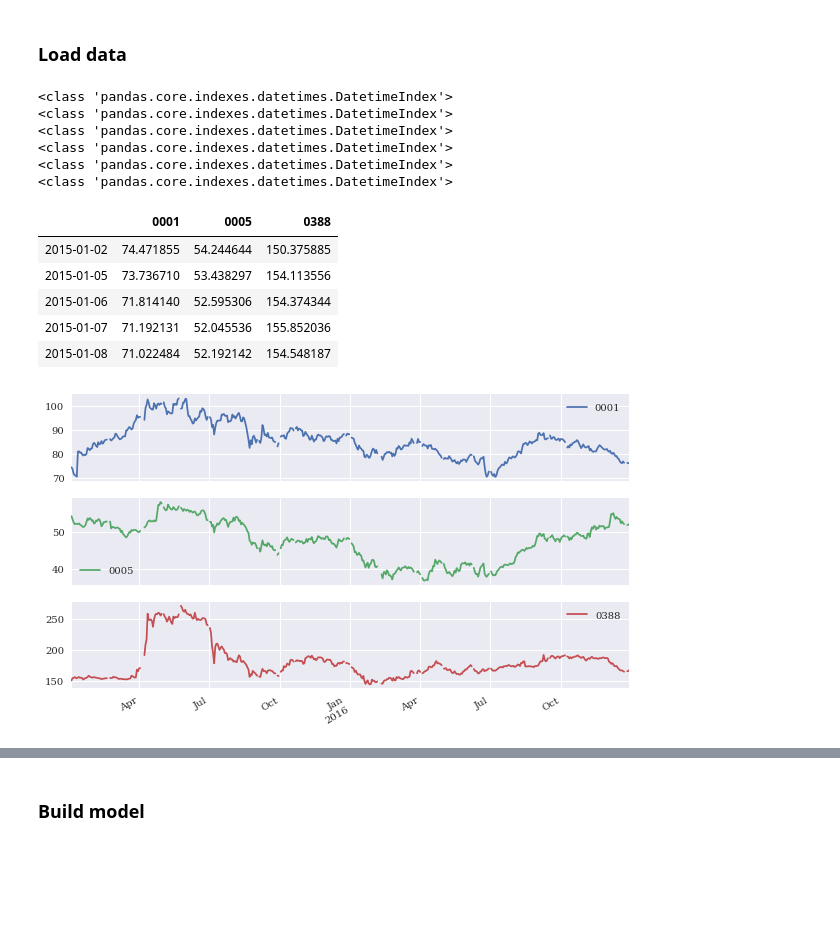
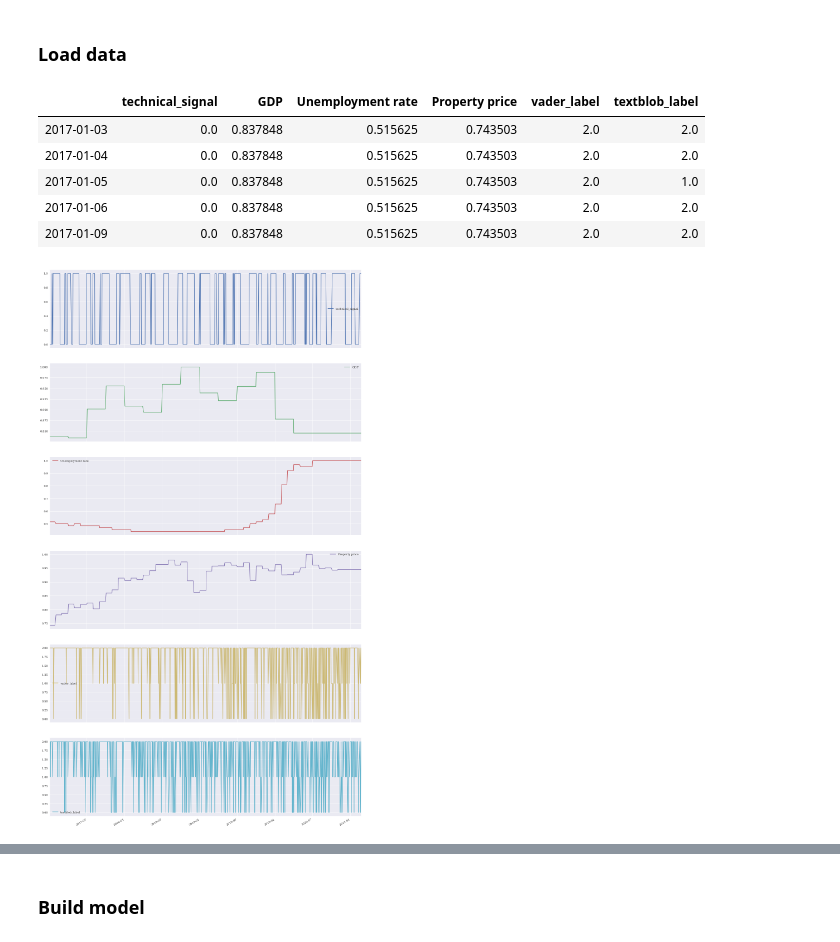
Before and after one commit to awoo424/algotrading, a Jupyter notebook: code/integrated-strategy/predict-trading-signal.ipynb, the cells around one changed output, grey strips where cells are left out. Cells and saved outputs as stored; diff of their text form; code cells hidden in the pictures; blank space fills up the shorter version.

Commit message:
update data

```diff
--- a/code/integrated-strategy/predict-trading-signal.ipynb
+++ b/code/integrated-strategy/predict-trading-signal.ipynb
@@ -49,23 +30,31 @@ def stocks_data(symbols, dates):
+# %%
+data_dir = "../../database/machine_learning_data/"
+sentiment_data_dir="../../database/sentiment_data/data-result/"
+# %%
+import os
+def merge_data(ticker):
+    merge_path = os.path.join(data_dir,ticker.zfill(4)+'.HK_macd-crossover.csv')
+    sentiment_path = os.path.join(sentiment_data_dir,'data-'+ticker.zfill(5)+'-result.csv')
+
+    merge_df =pd.read_csv(merge_path,index_col='Date',usecols=['Date','signal','GDP','Unemployment rate','Property price'],parse_dates=['Date'], na_values=['nan'])
+
+    merge_df = merge_df.rename(columns={'signal': 'technical_signal'})
+    sentiment_df =pd.read_csv(sentiment_path,index_col='dates',parse_dates=['dates'], na_values=['nan'])
+    df=pd.merge(merge_df,sentiment_df, how='inner', left_index=True, right_index=True)
+    return df
+
+df=merge_data('5')
 # %%
-dates = pd.date_range('2015-01-02','2016-12-31',freq='B')
-symbols = ["0001", "0005", "0388"]
 
-df = stocks_data(symbols, dates)
 # print(df)
 df.fillna(method='pad')
-df.plot(figsize=(10, 6), subplots=True);
+df.plot(figsize=(20, 40), subplots=True);
 df.head()
 # %% [output]
-<class 'pandas.core.indexes.datetimes.DatetimeIndex'>
-<class 'pandas.core.indexes.datetimes.DatetimeIndex'>
-<class 'pandas.core.indexes.datetimes.DatetimeIndex'>
-<class 'pandas.core.indexes.datetimes.DatetimeIndex'>
-<class 'pandas.core.indexes.datetimes.DatetimeIndex'>
-<class 'pandas.core.indexes.datetimes.DatetimeIndex'>
-|  | 0001 | 0005 | 0388 |
-| 2015-01-02 | 74.471855 | 54.244644 | 150.375885 |
-| 2015-01-05 | 73.736710 | 53.438297 | 154.113556 |
-| 2015-01-06 | 71.814140 | 52.595306 | 154.374344 |
-| 2015-01-07 | 71.192131 | 52.045536 | 155.852036 |
-| 2015-01-08 | 71.022484 | 52.192142 | 154.548187 |
+|  | technical_signal | GDP | Unemployment rate | Property price | vader_label | textblob_label |
+| 2017-01-03 | 0.0 | 0.837848 | 0.515625 | 0.743503 | 2.0 | 2.0 |
+| 2017-01-04 | 0.0 | 0.837848 | 0.515625 | 0.743503 | 2.0 | 2.0 |
+| 2017-01-05 | 0.0 | 0.837848 | 0.515625 | 0.743503 | 2.0 | 1.0 |
+| 2017-01-06 | 0.0 | 0.837848 | 0.515625 | 0.743503 | 2.0 | 2.0 |
+| 2017-01-09 | 0.0 | 0.837848 | 0.515625 | 0.743503 | 2.0 | 2.0 |
-[figure, old version]
+[figure, new version]
```
Also changed, not shown: parts of 12 cells of this notebook, 7 other files.
